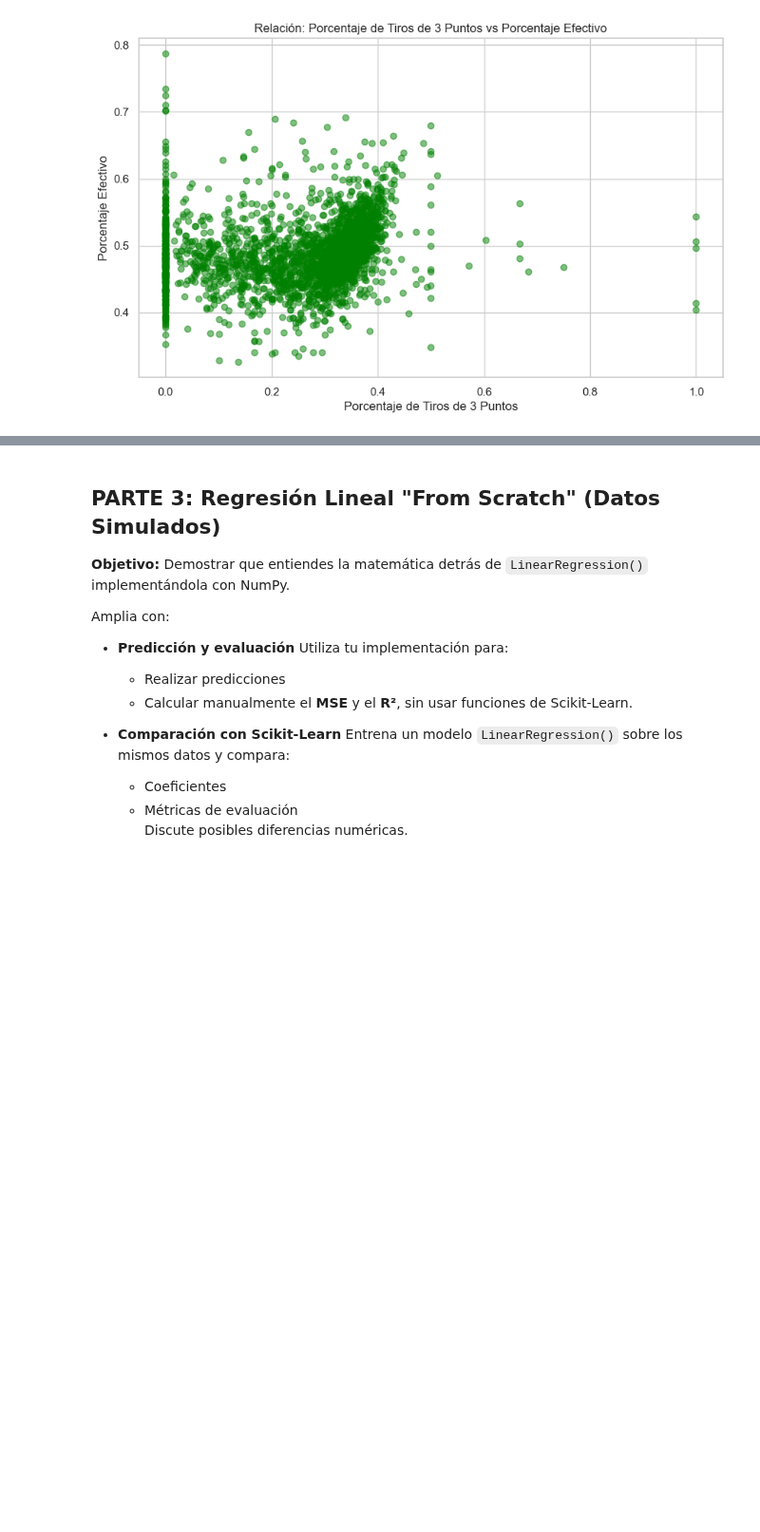
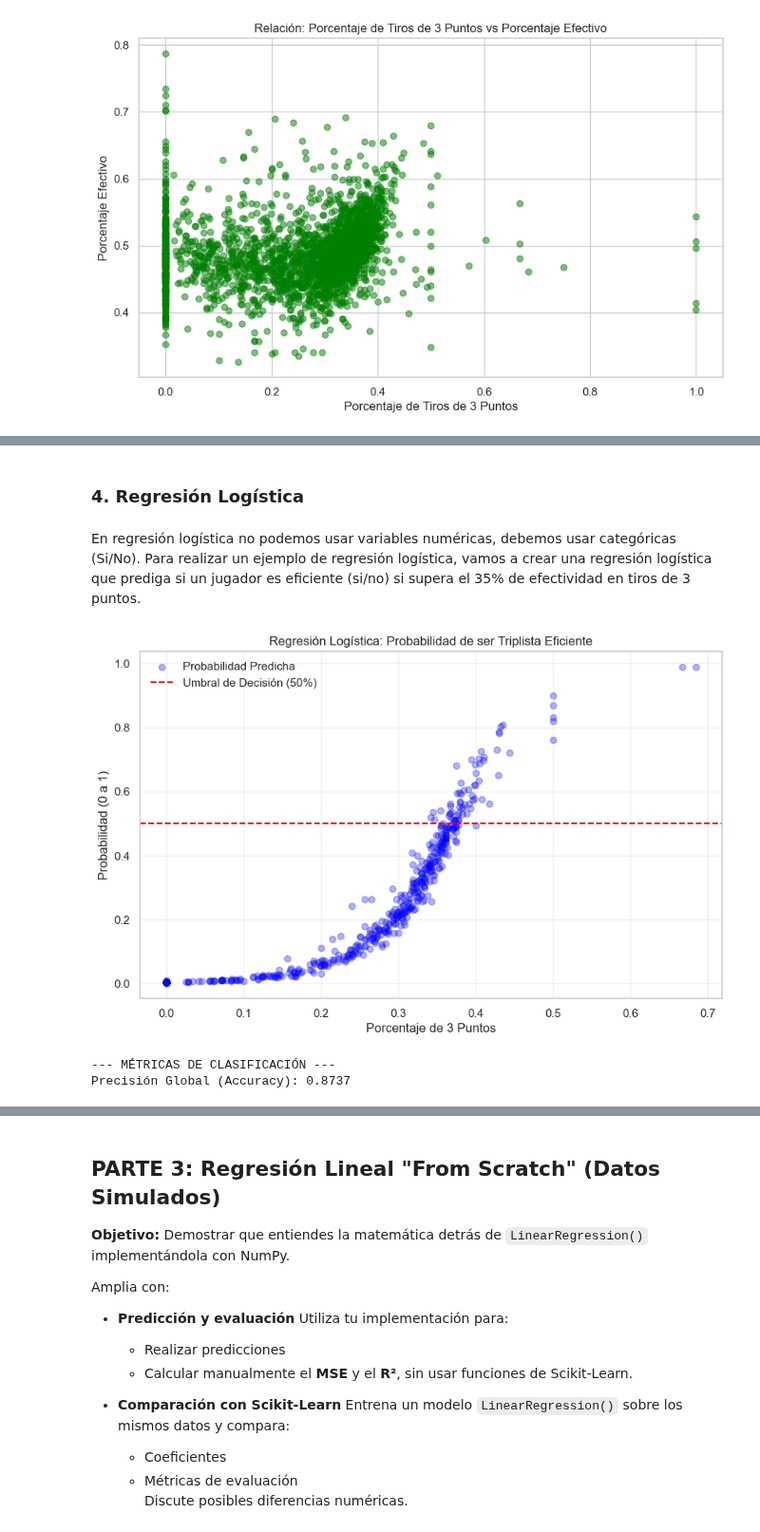
Before and after one commit to jacc1087/Estadistica, a Jupyter notebook: PracticaEstadistica__Contreras_Caño_Jose_Angel.ipynb, the cells around one changed output, grey strips where cells are left out. Shown at 95% size. Cells and saved outputs as stored; diff of their text form; code cells hidden in the pictures; blank space fills up the shorter version.

```diff
--- a/PracticaEstadistica__Contreras_Caño_Jose_Angel.ipynb
+++ b/PracticaEstadistica__Contreras_Caño_Jose_Angel.ipynb
@@ -842,0 +843,49 @@ R² = 0.6928 (69.3%): El modelo explica el 69% de la variabilidad en la probabil
+# %% [markdown]
+### **4. Regresión Logística**
+# %% [markdown]
+En regresión logística no podemos usar variables numéricas, debemos usar categóricas (Si/No). Para realizar un ejemplo de regresión logística, vamos a crear una regresión logística que prediga si un jugador es eficiente (si/no) si supera el 35% de efectividad en tiros de 3 puntos.
+# %%
+from sklearn.linear_model import LogisticRegression
+from sklearn.model_selection import train_test_split
+from sklearn.metrics import confusion_matrix, classification_report, accuracy_score
+
+# 1. Preparación de los datos
+# Definimos nuestro objetivo: 1 > 35%, 0 si no.
+df_log = important_data.dropna(subset=['3p_percent', 'effective_percent']).copy()
+df_log['is_efficient_3p'] = (df_log['3p_percent'] > 0.35).astype(int)
+
+# Variables predictoras (X) y objetivo (y)
+X = df_log[['effective_percent', '3p_percent']]
+y = df_log['is_efficient_3p']
+
+# 2. División de datos (80% entrenamiento, 20% test)
+X_train, X_test, y_train, y_test = train_test_split(X, y, test_size=0.20, random_state=42)
+
+# 3. Creación y entrenamiento del modelo
+log_model = LogisticRegression()
+log_model.fit(X_train, y_train)
+
+# 4. Predicciones
+y_pred = log_model.predict(X_test)
+y_prob = log_model.predict_proba(X_test)[:, 1]
+
+# 5. Visualización de la Curva Sigmoide (Probabilidades)
+plt.figure(figsize=(10, 6))
+plt.scatter(X_test['3p_percent'], y_prob, color='blue', alpha=0.3, label='Probabilidad Predicha')
+# Indica el umbral de decisión que significa que a partir de esa probabilidad, el modelo clasificaría al jugador como eficiente en triples
+plt.axhline(0.5, color='red', linestyle='--', label='Umbral de Decisión (50%)')
+
+plt.title('Regresión Logística: Probabilidad de ser Triplista Eficiente')
+plt.xlabel('Porcentaje de 3 Puntos')
+plt.ylabel('Probabilidad (0 a 1)')
+plt.legend()
+plt.grid(True, alpha=0.3)
+plt.show()
+
+# 6. Resultados
+print("--- MÉTRICAS DE CLASIFICACIÓN ---")
+print(f"Precisión Global (Accuracy): {accuracy_score(y_test, y_pred):.4f}")
+# %% [output]
+[figure, added]
+--- MÉTRICAS DE CLASIFICACIÓN ---
+Precisión Global (Accuracy): 0.8737
```
Also changed, not shown: parts of 16 cells of this notebook.
